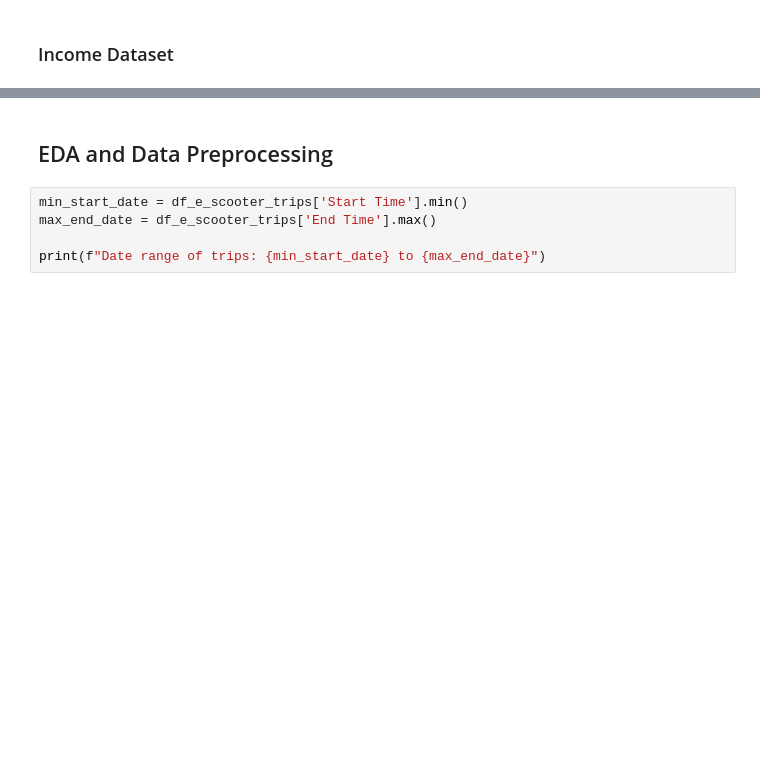
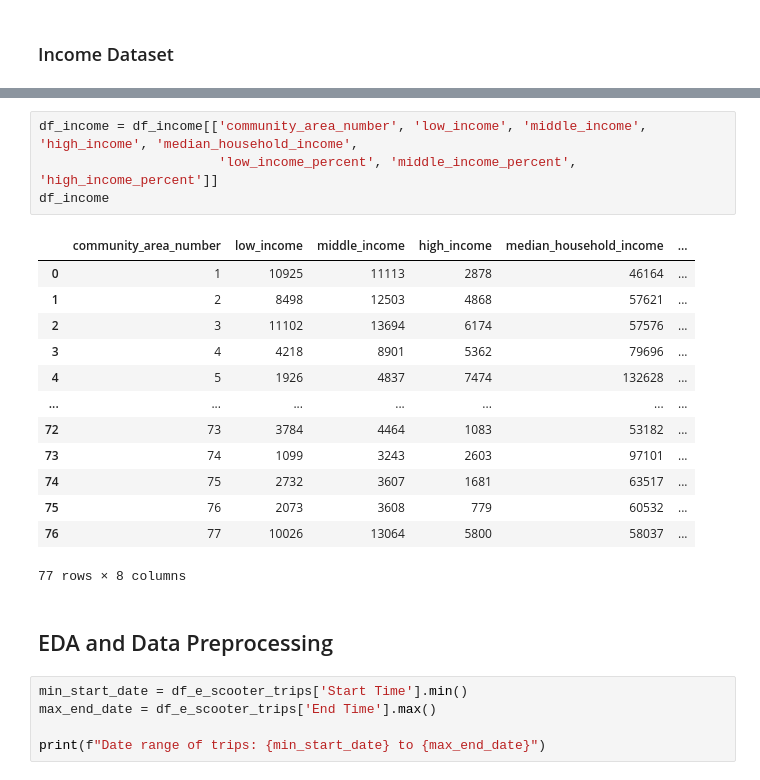
Before and after one commit to thienanbui/Electric-Scooter-Time-Series-Modeling, a Jupyter notebook: Capstone-Escooter.ipynb, the cells around one changed output, grey strips where cells are left out. Drawn from its saved outputs; the diff is of its cells as text; blank space fills up the shorter version.

```diff
--- a/Capstone-Escooter.ipynb
+++ b/Capstone-Escooter.ipynb
@@ -214,3 +275,21 @@ df_weather = df_weather[['datetime', 'temp', 'precip', 'snow']]
+# %%
+df_income = df_income[['community_area_number', 'low_income', 'middle_income', 'high_income', 'median_household_income',
+                       'low_income_percent', 'middle_income_percent', 'high_income_percent']]
+df_income
+# %% [output]
+|  | community_area_number | low_income | middle_income | high_income | median_household_income | ... |
+| 0 | 1 | 10925 | 11113 | 2878 | 46164 | ... |
+| 1 | 2 | 8498 | 12503 | 4868 | 57621 | ... |
+| 2 | 3 | 11102 | 13694 | 6174 | 57576 | ... |
+| 3 | 4 | 4218 | 8901 | 5362 | 79696 | ... |
+| 4 | 5 | 1926 | 4837 | 7474 | 132628 | ... |
+| ... | ... | ... | ... | ... | ... | ... |
+| 72 | 73 | 3784 | 4464 | 1083 | 53182 | ... |
+| 73 | 74 | 1099 | 3243 | 2603 | 97101 | ... |
+| 74 | 75 | 2732 | 3607 | 1681 | 63517 | ... |
+| 75 | 76 | 2073 | 3608 | 779 | 60532 | ... |
+| 76 | 77 | 10026 | 13064 | 5800 | 58037 | ... |
+77 rows × 8 columns
 # %% [markdown]
 ## EDA and Data Preprocessing
 # %%
```
Also changed, not shown: parts of 16 cells of this notebook.
